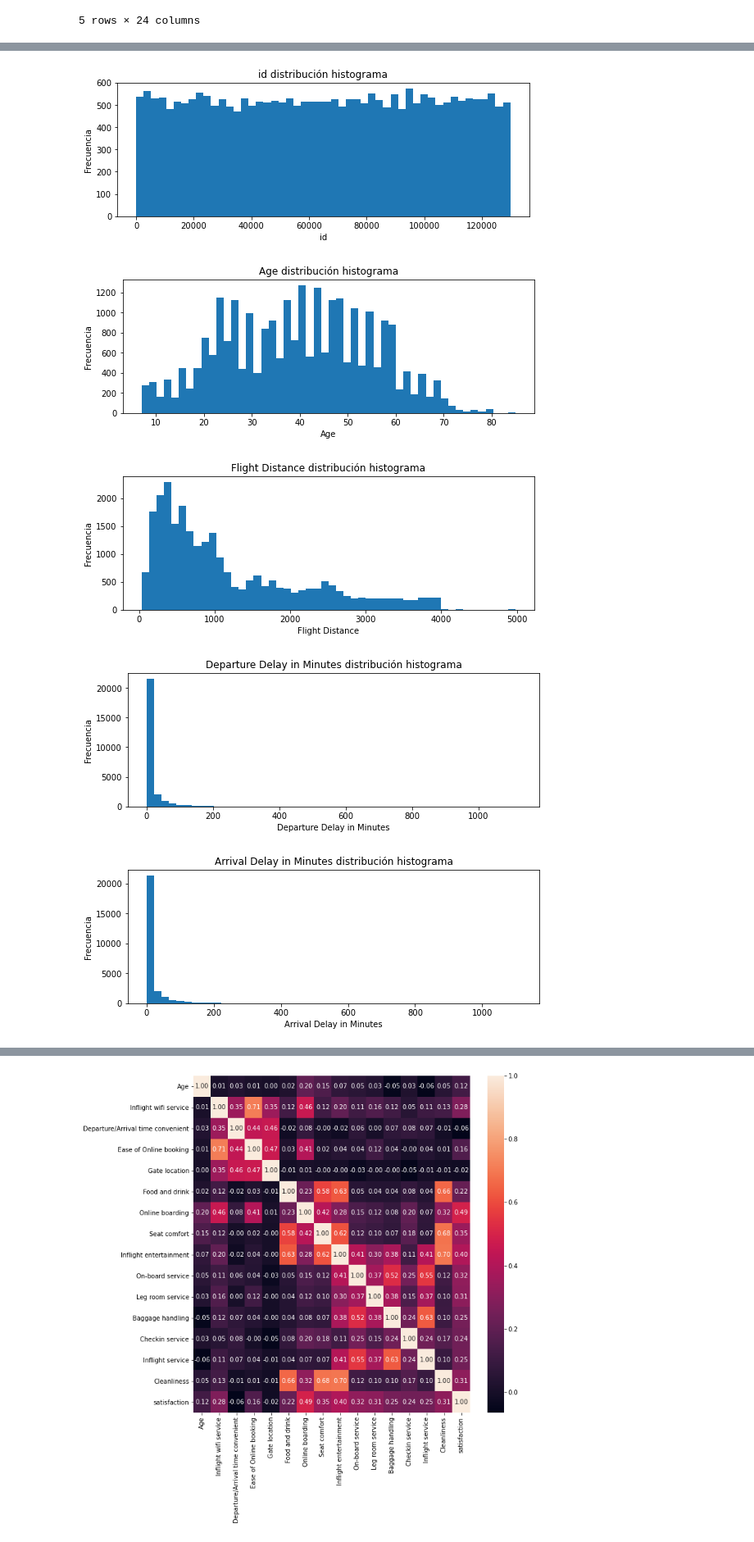
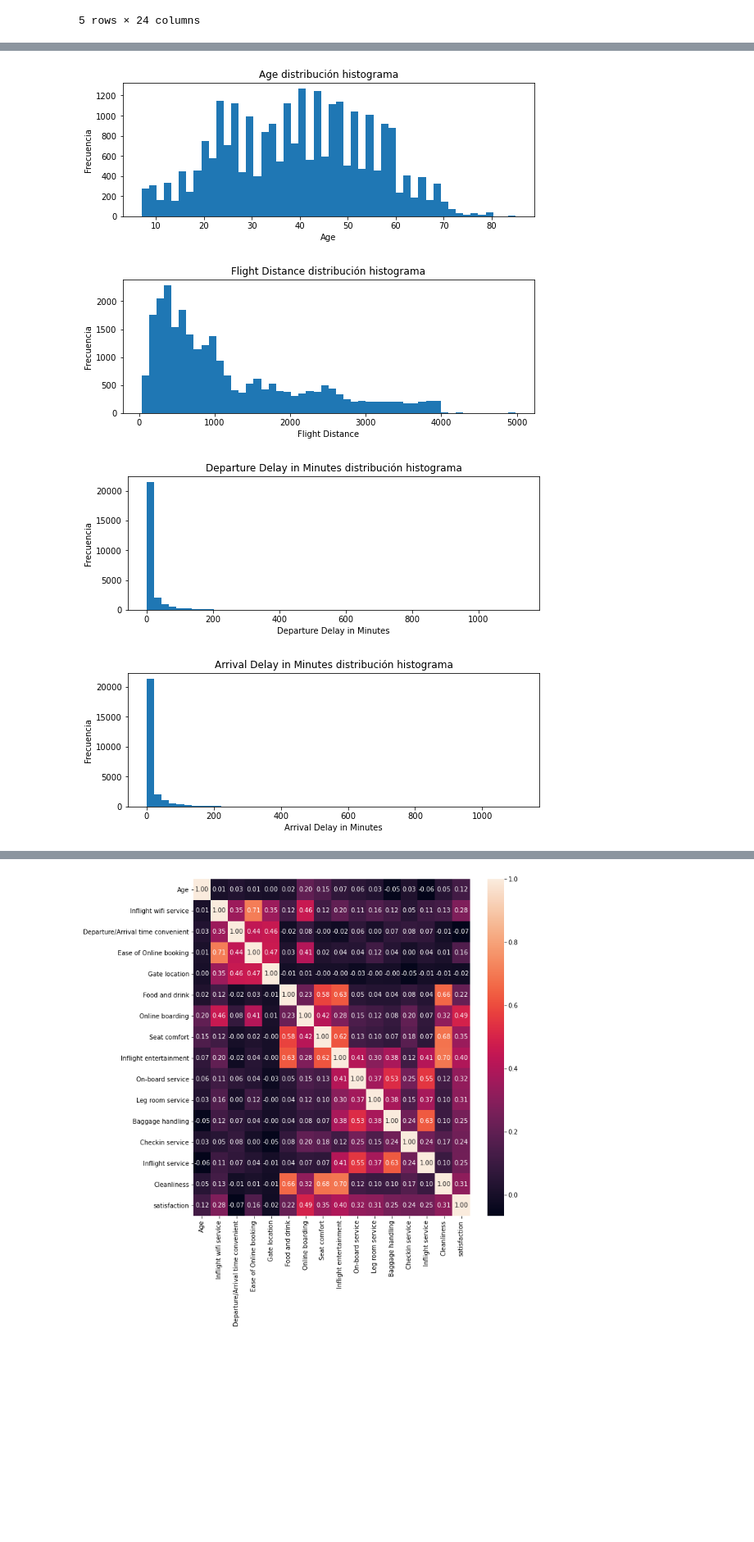
Before and after one commit to WilderGitHub/MCD, a Jupyter notebook: I. 03 Minería de Datos I/Proyecto/Vuelos.ipynb, the cells around one changed output, grey strips where cells are left out. Shown at 82% size. Cells and saved outputs as stored; diff of their text form; code cells hidden in the pictures; blank space fills up the shorter version.

```diff
--- a/I. 03 Minería de Datos I/Proyecto/Vuelos.ipynb
+++ b/I. 03 Minería de Datos I/Proyecto/Vuelos.ipynb
@@ -61,0 +47,3 @@ memory usage: 5.0+ MB
+# %%
+vuelos = pd.read_csv("vuelos.csv")
+vuelos.info()
@@ -61,0 +88,4 @@ memory usage: 5.0+ MB
+# %%
+vuelos.dropna(axis=0, inplace=True)
+vuelos.isnull().sum()
+vuelos.describe().T
@@ -62,7 +110,6 @@ memory usage: 5.0+ MB
 # %%
-vuelosTrain.drop(labels=["Unnamed: 0"],axis=1,inplace=True)
-vuelosTest.drop(labels=["Unnamed: 0"],axis=1,inplace=True)
-vuelosTrain.head()
+vuelos.drop(labels=["Unnamed: 0"],axis=1,inplace=True)
+vuelos.head()
 # %% [output]
 |  | id | Gender | Customer Type | Age | Type of Travel | Class | Flight Distance | ... |
 | 0 | 19556 | Female | Loyal Customer | 52 | Business travel | Eco | 160 | ... |
@@ -235,19 +284,18 @@ Name: satisfaction, dtype: int64
 # %%
 def histogramas(x):
     plt.figure(figsize=(9,3))
-    plt.hist(vuelosTrain[x],bins=50)
+    plt.hist(vuelos[x],bins=50)
     plt.xlabel(x)
     plt.ylabel("Frecuencia")
     plt.title("{} distribución histograma".format(x))
     plt.show()
 # %%
-varNumericas=["id","Age", "Flight Distance", "Departure Delay in Minutes", "Arrival Delay in Minutes"]
+varNumericas=["Age", "Flight Distance", "Departure Delay in Minutes", "Arrival Delay in Minutes"]
 for n in varNumericas:
     histogramas(n)
 # %% [output]
-[figure, old version]
+[figure, new version]
-[figure, old version]
+[figure, new version]
-[figure, old version]
+[figure, new version]
-[figure, old version]
+[figure, new version]
-[figure, removed]
 # %%
```
Also changed, not shown: parts of 42 cells of this notebook, 3 other files.
